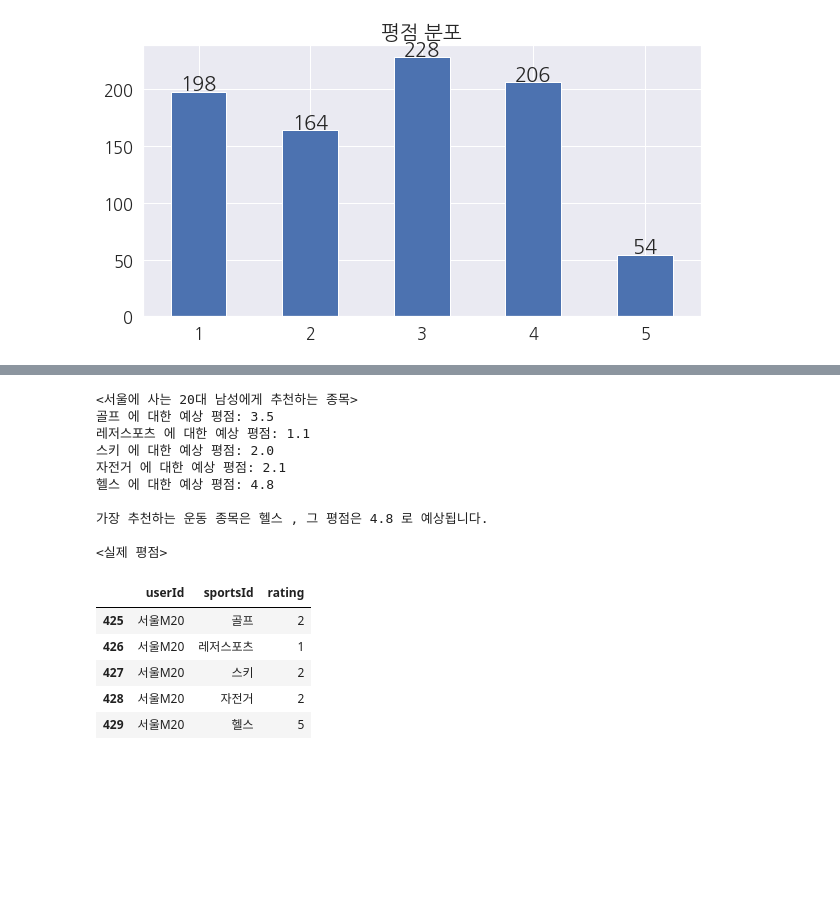
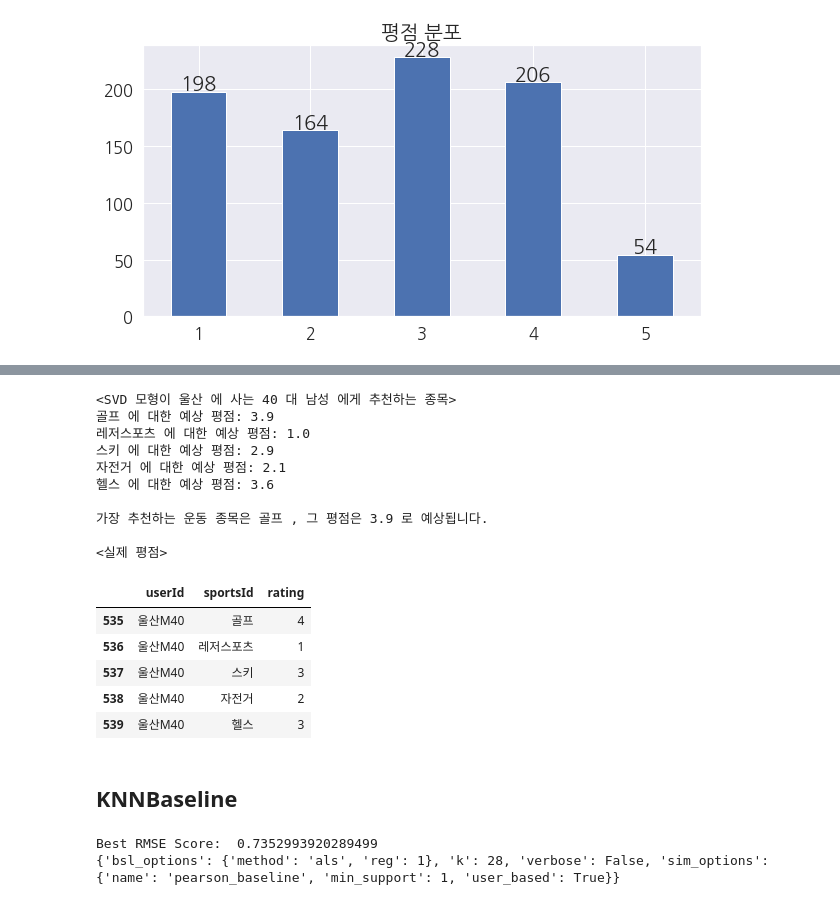
Before and after one commit to stat-thon/2022-project-sports-DATA-133, a Jupyter notebook: card_3_analysis.ipynb, the cells around one changed output, grey strips where cells are left out. Saved outputs shown, nothing was run; the diff lists cells and outputs as text; code cells hidden in the pictures; blank space fills up the shorter version.

```diff
--- a/card_3_analysis.ipynb
+++ b/card_3_analysis.ipynb
@@ -12,7 +12,6 @@ data_dir = 'D:/thon/project/tourism/2022년/카드데이터'
 
 card = pd.read_csv(data_dir + '/card_sports.csv') # load하는데 12초 소요
 card = card.drop(['Unnamed: 0', 'gb3', 'v3'], axis = 1) # 스포츠활동 대분류인 gb3 칼럼과, 세부지역인 v3 칼럼은 제거
-card = card.loc[card['gb3'] == '스포츠활동']
 card['avg_spend'] = round(card['vlm'] / card['usec'], -1).astype(int)
 index_to_drop = card.loc[(card['gb2'] == '스포츠용품구매') |
 (card['gb2'] == '운동경기관람')].index
@@ -51,10 +50,14 @@ recommend_df['rating'].astype(int)
 
 ### 추천시스템 데이터셋
 from surprise import Reader, Dataset # SVD model의 dataset
+from surprise.model_selection import train_test_split
 
 # 추천 시스템 패키지에 맞는 데이터프레임 생성 (Surprise에서 제시한 데이터 구조를 따라야함)
-reader = Reader(rating_scale = (1, 5)) # SVD용 데이터구조 설정 1
-data = Dataset.load_from_df(recommend_df[['userId', 'sportsId', 'rating']], reader = reader) # SVD용 데이터구조 설정 2
+reader = Reader(rating_scale = (1, 5))
+data = Dataset.load_from_df(recommend_df[[
+    'userId', 'sportsId', 'rating']], reader = reader)
+
+trainset, testset = train_test_split(data, test_size = .25, random_state = 12)
 # %%
 recommend_df
 # %% [output]
@@ -107,11 +110,8 @@ Best Parameters:  {'n_factors': 50, 'lr_all': 0.05, 'reg_all': 0.04}
 # %%
 ### SVD 모델 적용하여 predict
 from surprise import accuracy
-from surprise.model_selection import train_test_split
-
-model = SVD(n_factors = 100, lr_all = 0.05, reg_all = 0.04)
-trainset, testset = train_test_split(data, test_size = .25)
+model = SVD(n_factors = 50, lr_all = 0.1, reg_all = 0.02)
 model.fit(trainset)
 predictions = model.test(testset)
-accuracy.rmse(predictions)
+print('SVD RMSE:', accuracy.rmse(predictions))
 # %% [output]
@@ -139,33 +120,60 @@ a
 # %%
 ### 특정 집단 특성에 대한 추천 예시
 # 예: 서울에 사는 20대 남성에게 가장 추천하는 스포츠는?
 
-ex_id = '서울M20'
+ex_id = '울산M40'
+if ex_id[2:3] == 'F':
+    gen = '여성'
+else:
+    gen = '남성'
+
 sports = ['골프', '레저스포츠', '스키', '자전거', '헬스']
 ex_rating = []
-print('<서울에 사는 20대 남성에게 추천하는 종목>')
+print('<SVD 모형이', ex_id[:2], '에 사는', ex_id[-2:], '대', gen, '에게 추천하는 종목>')
 for i, col in enumerate(sports):
     exp_rating = round(model.predict(ex_id, col).est, 1)
     ex_rating.append(exp_rating)
     print(col, '에 대한 예상 평점:', round(model.predict(ex_id, col).est, 1))
 
 print('\n가장 추천하는 운동 종목은', sports[ex_rating.index(max(ex_rating))], ', 그 평점은', max(ex_rating), '로 예상됩니다.')
 print('\n<실제 평점>')
-recommend_df.loc[recommend_df['userId'] == '서울M20']
+recommend_df.loc[recommend_df['userId'] == ex_id]
 # %% [output]
-<서울에 사는 20대 남성에게 추천하는 종목>
-골프 에 대한 예상 평점: 3.5
-레저스포츠 에 대한 예상 평점: 1.1
-스키 에 대한 예상 평점: 2.0
+<SVD 모형이 울산 에 사는 40 대 남성 에게 추천하는 종목>
+골프 에 대한 예상 평점: 3.9
+레저스포츠 에 대한 예상 평점: 1.0
+스키 에 대한 예상 평점: 2.9
 자전거 에 대한 예상 평점: 2.1
-헬스 에 대한 예상 평점: 4.8
+헬스 에 대한 예상 평점: 3.6
 
-가장 추천하는 운동 종목은 헬스 , 그 평점은 4.8 로 예상됩니다.
+가장 추천하는 운동 종목은 골프 , 그 평점은 3.9 로 예상됩니다.
 
 <실제 평점>
 |  | userId | sportsId | rating |
-| 425 | 서울M20 | 골프 | 2 |
-| 426 | 서울M20 | 레저스포츠 | 1 |
-| 427 | 서울M20 | 스키 | 2 |
-| 428 | 서울M20 | 자전거 | 2 |
-| 429 | 서울M20 | 헬스 | 5 |
+| 535 | 울산M40 | 골프 | 4 |
+| 536 | 울산M40 | 레저스포츠 | 1 |
+| 537 | 울산M40 | 스키 | 3 |
+| 538 | 울산M40 | 자전거 | 2 |
+| 539 | 울산M40 | 헬스 | 3 |
+# %% [markdown]
+## KNNBaseline
+# %%
+from surprise import KNNBaseline
+from surprise.model_selection import GridSearchCV
+
+param_grid = {'bsl_options': {'method': ['als', 'sgd'],
+                              'reg': [1, 2]},
+              'k': range(15, 40),
+              'verbose': [False],
+              'sim_options': {'name': ['msd', 'cosine', 'pearson_baseline'],
+                              'min_support': [1, 5],
+                              'user_based': [True]}
+              }
+gs = GridSearchCV(KNNBaseline, param_grid, measures = ['rmse', 'mae'], cv = 7)
+
+gs.fit(data)
+print('Best RMSE Score: ', gs.best_score['rmse'])
+print(gs.best_params['rmse'])
+# %% [output]
+Best RMSE Score:  0.7352993920289499
+{'bsl_options': {'method': 'als', 'reg': 1}, 'k': 28, 'verbose': False, 'sim_options': {'name': 'pearson_baseline', 'min_support': 1, 'user_based': True}}
```
Also changed, not shown: parts of 6 cells of this notebook, 2 other files.
